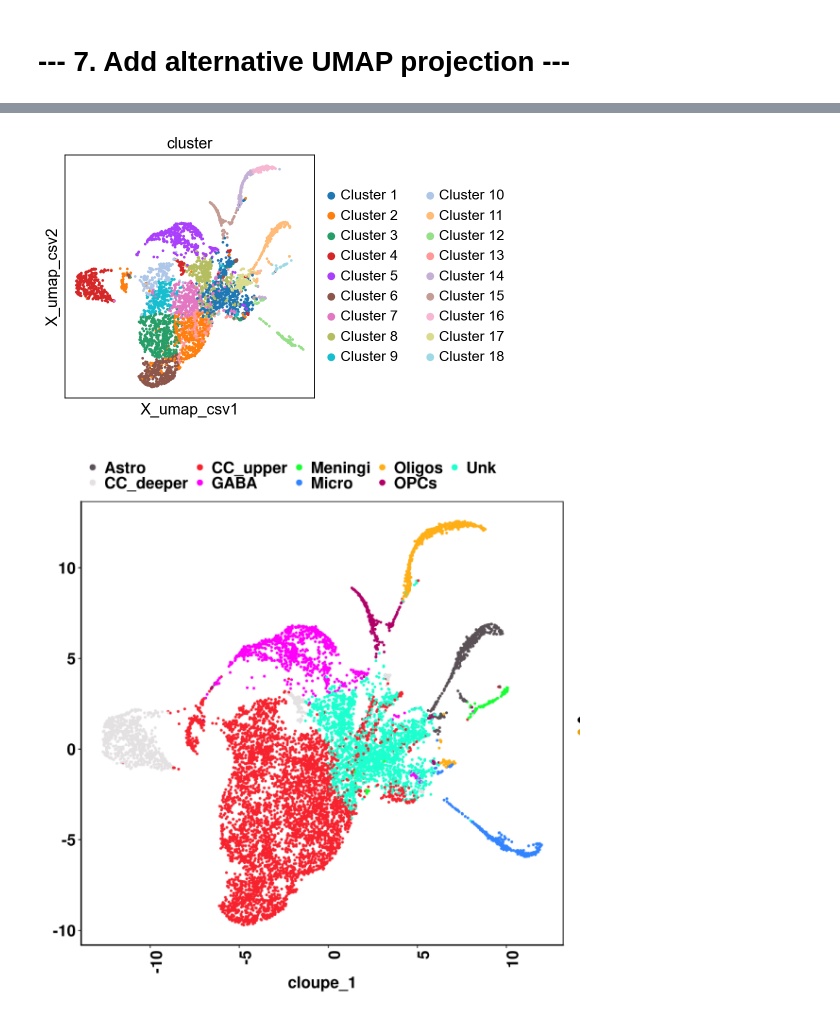
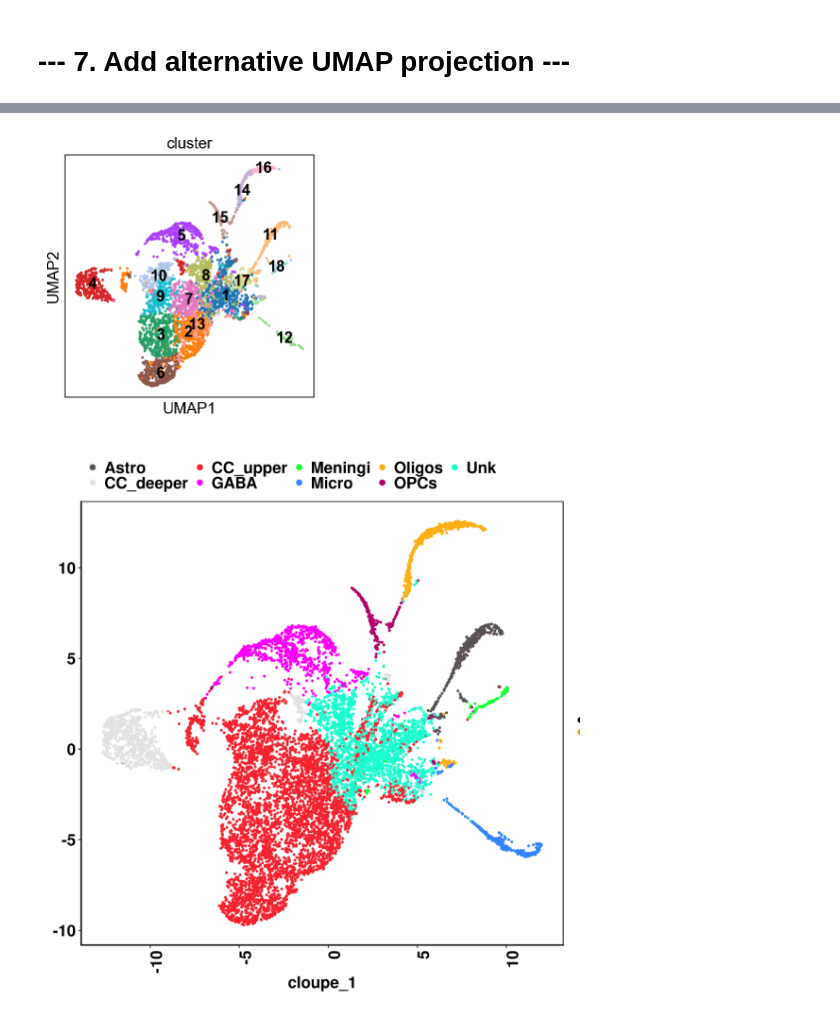
Before and after one commit to michal7kw/scMulti_merged_matrix, a Jupyter notebook: process_sc_data.ipynb, the cells around one changed output, grey strips where cells are left out. Saved outputs shown, nothing was run; the diff lists cells and outputs as text; code cells hidden in the pictures.

```diff
--- a/process_sc_data.ipynb
+++ b/process_sc_data.ipynb
@@ -213,3 +213,8 @@ adata.obs.head()
 | AAACATGCAATATGGA-2 | WT_brain_cortex | Cluster 9 |
 | AAACATGCAGTTAAAG-2 | WT_brain_cortex | Cluster 3 |
 | AAACCAACAAGCTTAT-2 | WT_brain_cortex | Cluster 16 |
+# %%
+# Extract only the cluster numbers from the 'cluster' column
+adata.obs['cluster'] = adata.obs['cluster'].str.extract('(\d+)')
+print("Updated cluster column:")
+adata.obs.head()
@@ -536,9 +544,10 @@ umap_df = pd.read_csv('umap_projection.csv', index_col=0)
 aligned_df = umap_df.reindex(adata.obs_names)
 
 # Add the UMAP coordinates to the AnnData object
-adata.obsm['X_umap_csv'] = aligned_df[['UMAP-1', 'UMAP-2']].values
+adata.obsm['X_umap'] = aligned_df[['UMAP-1', 'UMAP-2']].values
 
 # Plot the new UMAP projection
-sc.pl.embedding(adata, basis='X_umap_csv', color=['leiden'], save='_umap_csv_leiden.png')
+# sc.pl.embedding(adata, basis='X_umap_csv', color=['leiden'], save='_umap_csv_leiden.png')
+sc.pl.umap(adata, color=['leiden'], save='_umap_leiden.png')
 # %% [output]
 Adding alternative UMAP projection from CSV...
@@ -547,4 +556,5 @@ WARNING: saving figure to file figures\X_umap_csv_umap_csv_leiden.png
 # %%
 # Plot the new UMAP projection
-sc.pl.embedding(adata, basis='X_umap_csv', color=['cluster'], save='_umap_csv_cluster.png')
+# sc.pl.embedding(adata, basis='X_umap_csv', color=['cluster'], save='_umap_csv_cluster.png', legend_loc='on data')
+sc.pl.umap(adata, color=['cluster'], save='_umap_cluster.png', legend_loc='on data')
 # %% [output]
@@ -552,4 +562,4 @@ WARNING: saving figure to file figures\X_umap_csv_umap_csv_cluster.png
-[figure, old version]
+[figure, new version]
 # %%
 from IPython.display import Image
 Image(filename='clusters.png')
```
Also changed, not shown: parts of 17 cells of this notebook, 11 other files.
